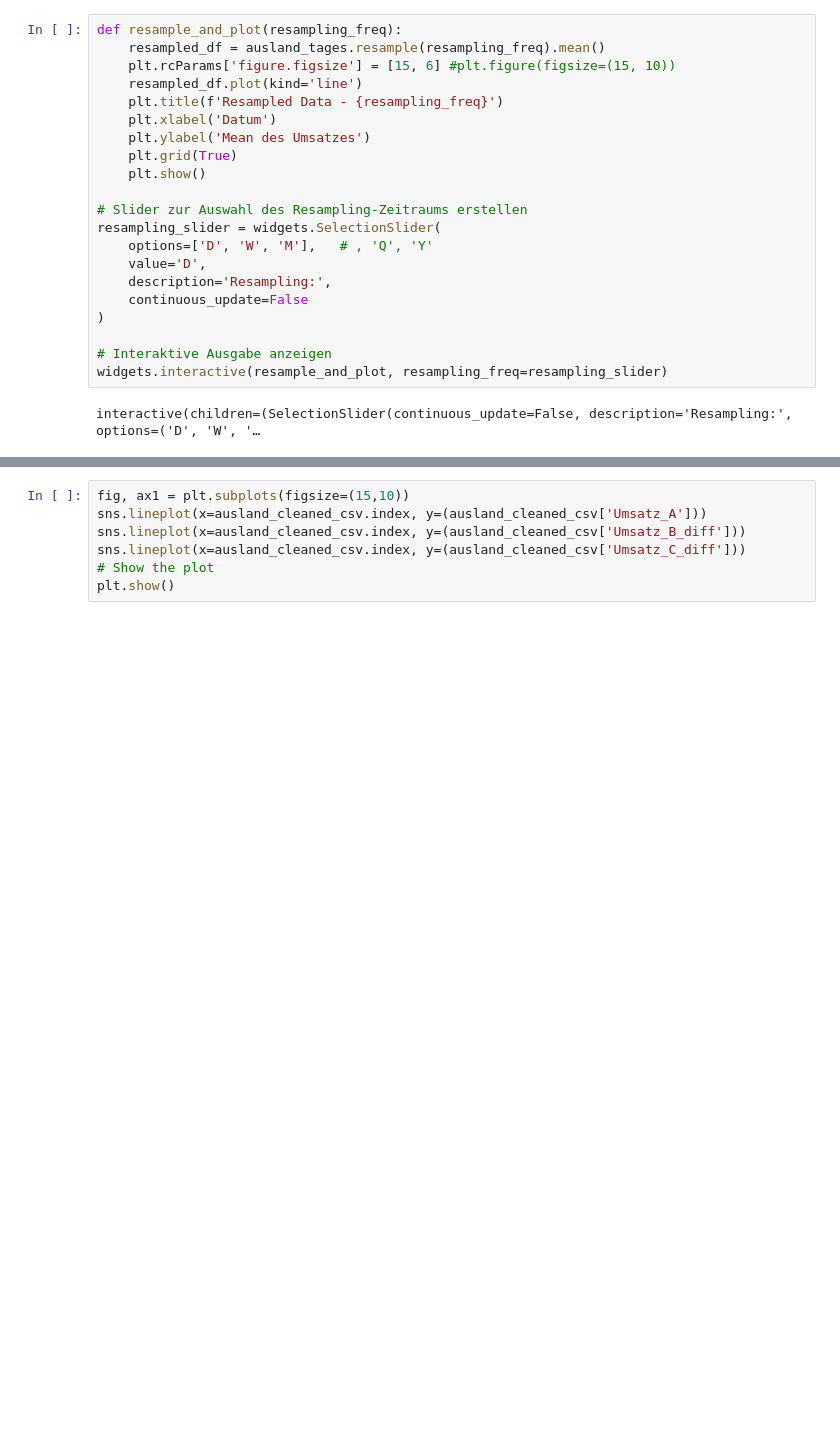
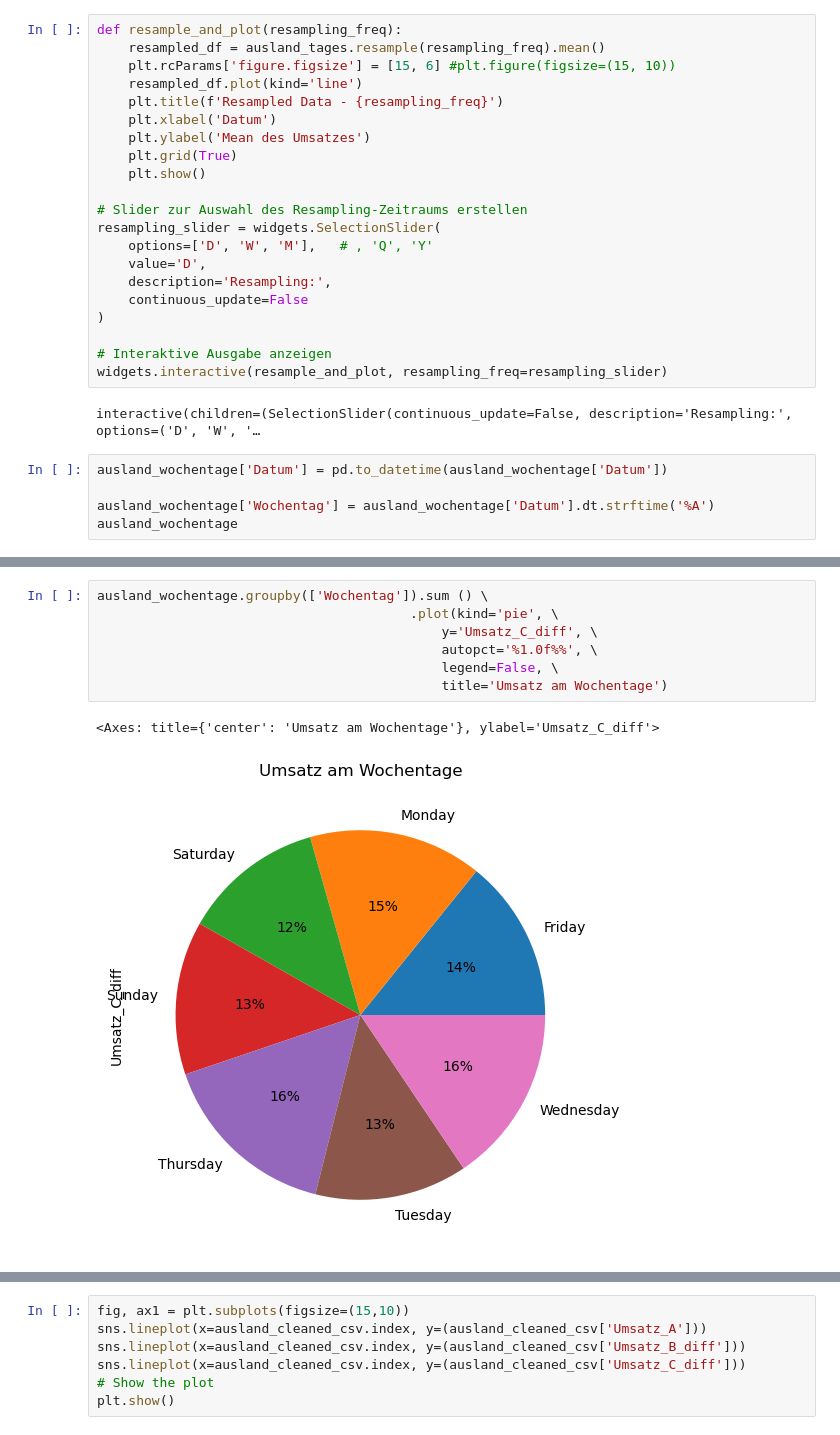
Before and after one commit to Wolfhardt/Praxisprojekt_Modul_2.2_Breakout2, a Jupyter notebook: Visual_Ausland.ipynb, the cells around one changed output, grey strips where cells are left out. Cells and saved outputs as stored; diff of their text form; blank space fills up the shorter version.

```diff
--- a/Visual_Ausland.ipynb
+++ b/Visual_Ausland.ipynb
@@ -68,3 +69,8 @@ resampling_slider = widgets.SelectionSlider(
 widgets.interactive(resample_and_plot, resampling_freq=resampling_slider)
 # %% [output]
 interactive(children=(SelectionSlider(continuous_update=False, description='Resampling:', options=('D', 'W', '…
+# %%
+ausland_wochentage['Datum'] = pd.to_datetime(ausland_wochentage['Datum'])
+
+ausland_wochentage['Wochentag'] = ausland_wochentage['Datum'].dt.strftime('%A')
+ausland_wochentage
@@ -70,0 +91,10 @@ interactive(children=(SelectionSlider(continuous_update=False, description='Resa
+# %%
+ausland_wochentage.groupby(['Wochentag']).sum () \
+                                        .plot(kind='pie', \
+                                            y='Umsatz_C_diff', \
+                                            autopct='%1.0f%%', \
+                                            legend=False, \
+                                            title='Umsatz am Wochentage')
+# %% [output]
+<Axes: title={'center': 'Umsatz am Wochentage'}, ylabel='Umsatz_C_diff'>
+[figure, added]
```
Also changed, not shown: parts of 7 cells of this notebook.
